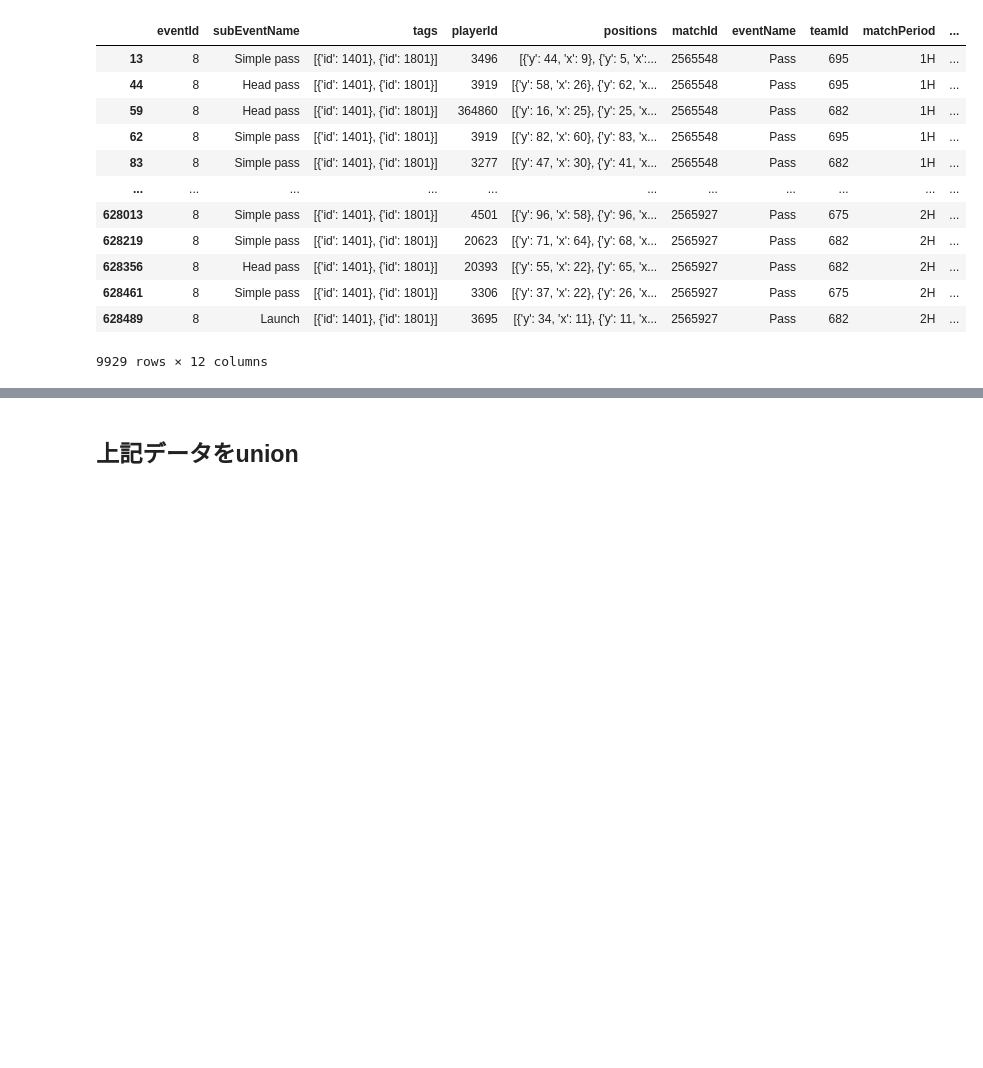
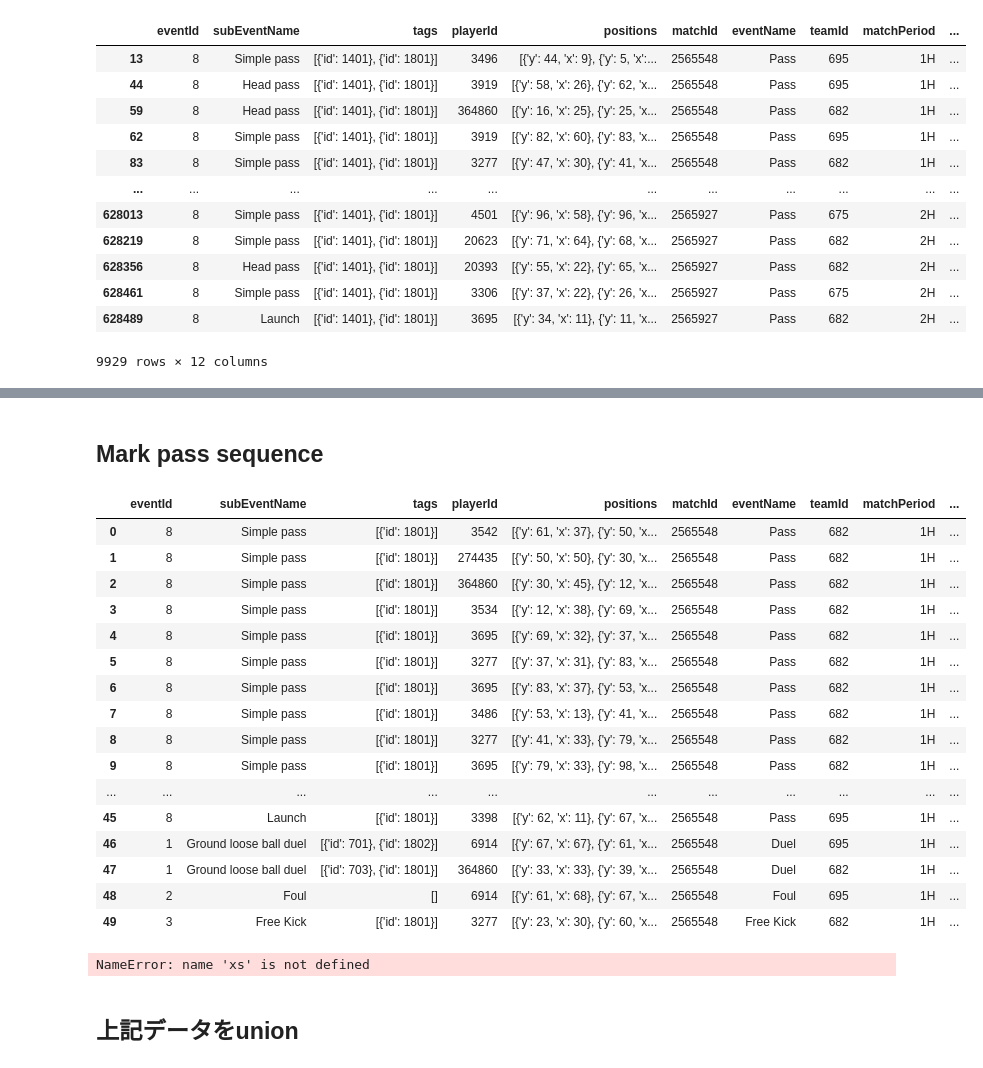
Before and after one commit to saeeeeru/WyscoutAnalyzer, a Jupyter notebook: notebook/TeamSummary/3-VisualizePassingGraph.ipynb, the cells around one changed output, grey strips where cells are left out. Drawn from its saved outputs; the diff is of its cells as text; code cells hidden in the pictures; blank space fills up the shorter version.

```diff
--- a/notebook/TeamSummary/2-VisualizeSpatioInformation.ipynb
+++ b/notebook/TeamSummary/3-VisualizePassingGraph.ipynb
@@ -158,3 +184,38 @@ events_df.iloc[flg_df[flg_df['tags']==True]['index'],:]
+# %% [markdown]
+## Mark pass sequence
+# %%
+g = events_df.groupby('teamId')
+events_df['sequence'] = g.cumcount() + 1
+
+events_df['Match'] = events_df['teamId'].diff().eq(0)
+events_df['Fase'] = g.cumcount()
+
+events_df.head(50)
+# %% [output]
+|  | eventId | subEventName | tags | playerId | positions | matchId | eventName | teamId | matchPeriod | ... |
+| 0 | 8 | Simple pass | [{'id': 1801}] | 3542 | [{'y': 61, 'x': 37}, {'y': 50, 'x... | 2565548 | Pass | 682 | 1H | ... |
+| 1 | 8 | Simple pass | [{'id': 1801}] | 274435 | [{'y': 50, 'x': 50}, {'y': 30, 'x... | 2565548 | Pass | 682 | 1H | ... |
+| 2 | 8 | Simple pass | [{'id': 1801}] | 364860 | [{'y': 30, 'x': 45}, {'y': 12, 'x... | 2565548 | Pass | 682 | 1H | ... |
+| 3 | 8 | Simple pass | [{'id': 1801}] | 3534 | [{'y': 12, 'x': 38}, {'y': 69, 'x... | 2565548 | Pass | 682 | 1H | ... |
+| 4 | 8 | Simple pass | [{'id': 1801}] | 3695 | [{'y': 69, 'x': 32}, {'y': 37, 'x... | 2565548 | Pass | 682 | 1H | ... |
+| 5 | 8 | Simple pass | [{'id': 1801}] | 3277 | [{'y': 37, 'x': 31}, {'y': 83, 'x... | 2565548 | Pass | 682 | 1H | ... |
+| 6 | 8 | Simple pass | [{'id': 1801}] | 3695 | [{'y': 83, 'x': 37}, {'y': 53, 'x... | 2565548 | Pass | 682 | 1H | ... |
+| 7 | 8 | Simple pass | [{'id': 1801}] | 3486 | [{'y': 53, 'x': 13}, {'y': 41, 'x... | 2565548 | Pass | 682 | 1H | ... |
+| 8 | 8 | Simple pass | [{'id': 1801}] | 3277 | [{'y': 41, 'x': 33}, {'y': 79, 'x... | 2565548 | Pass | 682 | 1H | ... |
+| 9 | 8 | Simple pass | [{'id': 1801}] | 3695 | [{'y': 79, 'x': 33}, {'y': 98, 'x... | 2565548 | Pass | 682 | 1H | ... |
+| ... | ... | ... | ... | ... | ... | ... | ... | ... | ... | ... |
+| 45 | 8 | Launch | [{'id': 1801}] | 3398 | [{'y': 62, 'x': 11}, {'y': 67, 'x... | 2565548 | Pass | 695 | 1H | ... |
+| 46 | 1 | Ground loose ball duel | [{'id': 701}, {'id': 1802}] | 6914 | [{'y': 67, 'x': 67}, {'y': 61, 'x... | 2565548 | Duel | 695 | 1H | ... |
+| 47 | 1 | Ground loose ball duel | [{'id': 703}, {'id': 1801}] | 364860 | [{'y': 33, 'x': 33}, {'y': 39, 'x... | 2565548 | Duel | 682 | 1H | ... |
+| 48 | 2 | Foul | [] | 6914 | [{'y': 61, 'x': 68}, {'y': 67, 'x... | 2565548 | Foul | 695 | 1H | ... |
+| 49 | 3 | Free Kick | [{'id': 1801}] | 3277 | [{'y': 23, 'x': 30}, {'y': 60, 'x... | 2565548 | Free Kick | 682 | 1H | ... |
+# %%
+events_df['tags_tuple'] = tuple(map(tuple, events_df.tags))
+events_df['tags_tuple'] = events_df.tags_tuple.apply(lambda xs: tuple(tag) if  (type(tag) == dict) else ()  for tag in xs )
+events_df.head()
+#events_df.groupby('tags_tuple').count()
+# %% [output]
+NameError: name 'xs' is not defined
 # %% [markdown]
 ## 上記データをunion
 # %%
```
Also changed, not shown: parts of 3 cells of this notebook, 1 other file.
